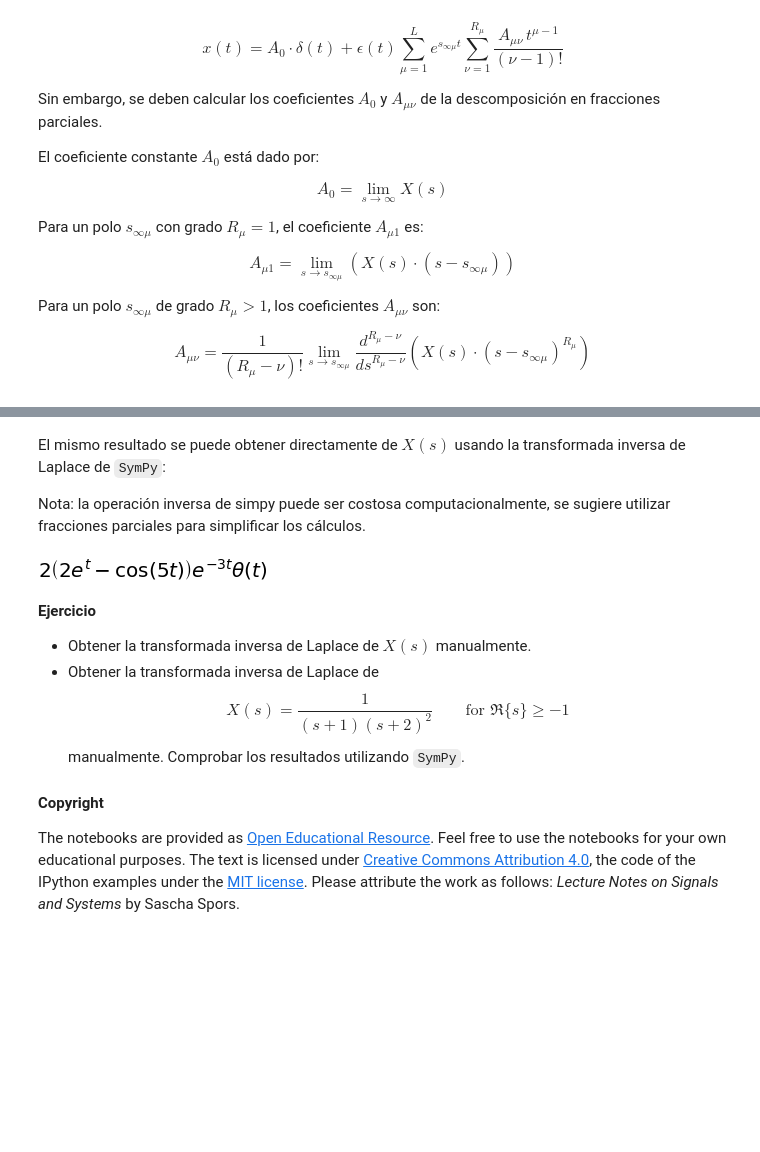
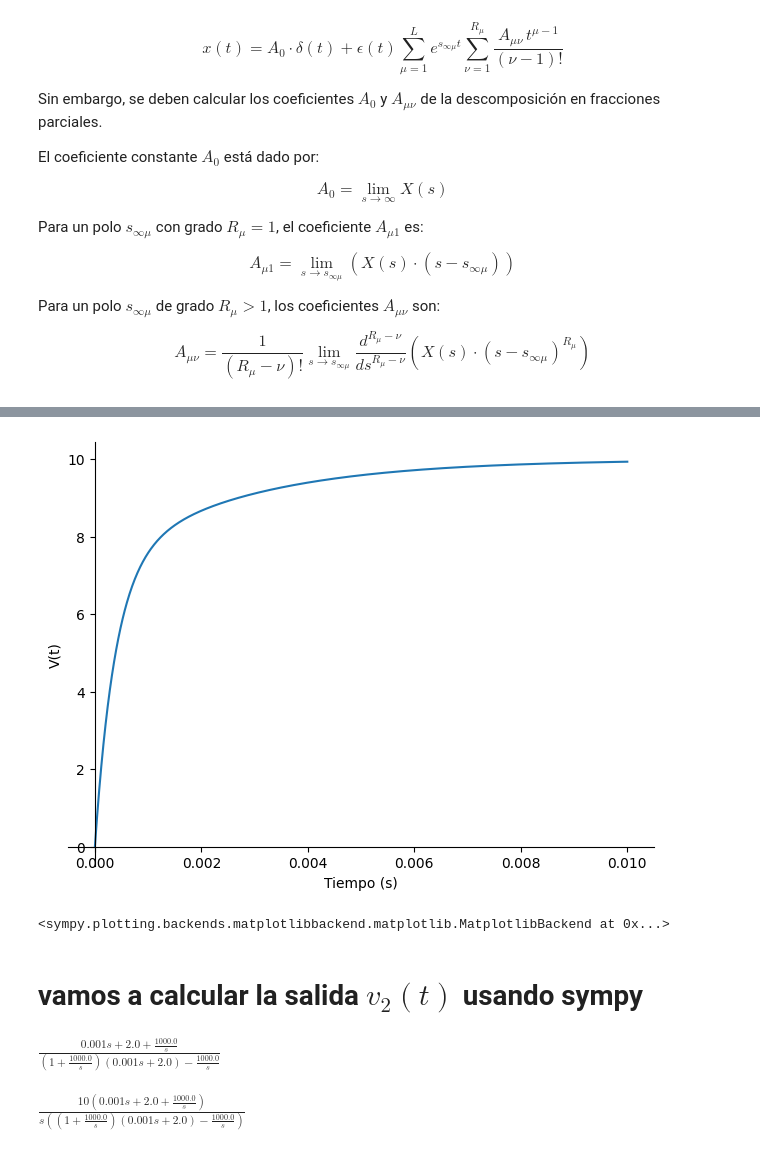
Before and after one commit to paulIruaRosero/Sistemas-dinamicos-y-control, a Jupyter notebook: Introducción/Transformada inversa de Laplace.ipynb, the cells around one changed output, grey strips where cells are left out. Saved outputs shown, nothing was run; the diff lists cells and outputs as text; code cells hidden in the pictures; blank space fills up the shorter version.

```diff
--- a/Introducción/Transformada inversa de Laplace.ipynb
+++ b/Introducción/Transformada inversa de Laplace.ipynb
@@ -160,0 +112,20 @@ La primera fracción pertenece a los polos complejos conjugados. Al [completar e
+# %%
+%matplotlib inline
+import sympy as sym
+sym.init_printing()
+
+s = sym.symbols('s', complex=True)
+t = sym.symbols('t', real=True)
+
+#vamos a definir los parámetros del circuito T con puente
+R1 = 1e3
+R2 = R1
+C1 = 1e-6
+C2 = C1
+
+#vamos a definir la entrada a un escalón unitario de 10 v al circuito
+Vi_s = 10/s
+
+#definimos la función de transferencia del sistema
+H1_s = ((1/(C2*R2*s) + 1 + R1/R2)/((1 + R1/R2 + R1*C1*s)*(1/(C2*R2*s) + 1)-R1/(C2*R2*s*R2)))
+H1_s
@@ -160,0 +136,3 @@ La primera fracción pertenece a los polos complejos conjugados. Al [completar e
+# %%
+V1_s = H1_s * Vi_s
+V1_s
@@ -161,4 +143,4 @@ La primera fracción pertenece a los polos complejos conjugados. Al [completar e
 # %%
-x1 = sym.inverse_laplace_transform(Xp.args[1], s, t) #trasformada inversa del segundo componente
-x1
+V_1 = sym.inverse_laplace_transform(V1_s, s, t) #trasformada inversa
+V_1
 # %% [output]
@@ -186,21 +148,18 @@ sym.plot(x, (t, -0.1, 4), xlabel='$t$', ylabel='$x(t)$');
-# %% [markdown]
-El mismo resultado se puede obtener directamente de $X(s)$ usando la transformada inversa de Laplace de `SymPy`:
-
-Nota: la operación inversa de simpy puede ser costosa computacionalmente, se sugiere utilizar fracciones parciales para simplificar los cálculos.
-# %%
-sym.inverse_laplace_transform(X, s, t).simplify() #sin embargo puede ser más costoso computacionalmente
-# %% [output]
-[figure, removed]
-# %% [markdown]
-**Ejercicio**
-
-* Obtener la transformada inversa de Laplace de $X(s)$ manualmente.
-* Obtener la transformada inversa de Laplace de
-    \begin{equation}
-    X(s) = \frac{1}{(s+1)(s+2)^2} \qquad \text{for } \Re \{ s \} \geq -1
-    \end{equation}
-    manualmente. Comprobar los resultados utilizando `SymPy`.
-# %% [markdown]
-**Copyright**
-
-The notebooks are provided as [Open Educational Resource](https://de.wikipedia.org/wiki/Open_Educational_Resources). Feel free to use the notebooks for your own educational purposes. The text is licensed under [Creative Commons Attribution 4.0](https://creativecommons.org/licenses/by/4.0/), the code of the IPython examples under the [MIT license](https://opensource.org/licenses/MIT). Please attribute the work as follows: *Lecture Notes on Signals and Systems* by Sascha Spors.
+# %%
+sym.plot(V_1, (t, 0, 0.01), grid=True, xlabel='Tiempo (s)', ylabel='V(t)')
+# %% [output]
+[figure, added]
+<sympy.plotting.backends.matplotlibbackend.matplotlib.MatplotlibBackend at 0x...>
+# %% [markdown]
+# vamos a calcular la salida $v_2(t)$ usando sympy
+# %%
+#definimos la función de transferencia del sistema
+H2_s = ((1/(C2*R2*s) + 1 + R1/R2 + R1*C1*s)/((1 + R1/R2 + R1*C1*s)*(1/(C2*R2*s) + 1)-R1/(C2*R2*s*R2)))
+H2_s
+# %% [output]
+$\displaystyle \frac{0.001 s + 2.0 + \frac{1000.0}{s}}{\left(1 + \frac{1000.0}{s}\right) \left(0.001 s + 2.0\right) - \frac{1000.0}{s}}$
+# %%
+V2_s = H2_s * Vi_s
+V2_s
+# %% [output]
+$\displaystyle \frac{10 \left(0.001 s + 2.0 + \frac{1000.0}{s}\right)}{s \left(\left(1 + \frac{1000.0}{s}\right) \left(0.001 s + 2.0\right) - \frac{1000.0}{s}\right)}$
```
Also changed, not shown: parts of 23 cells of this notebook.
